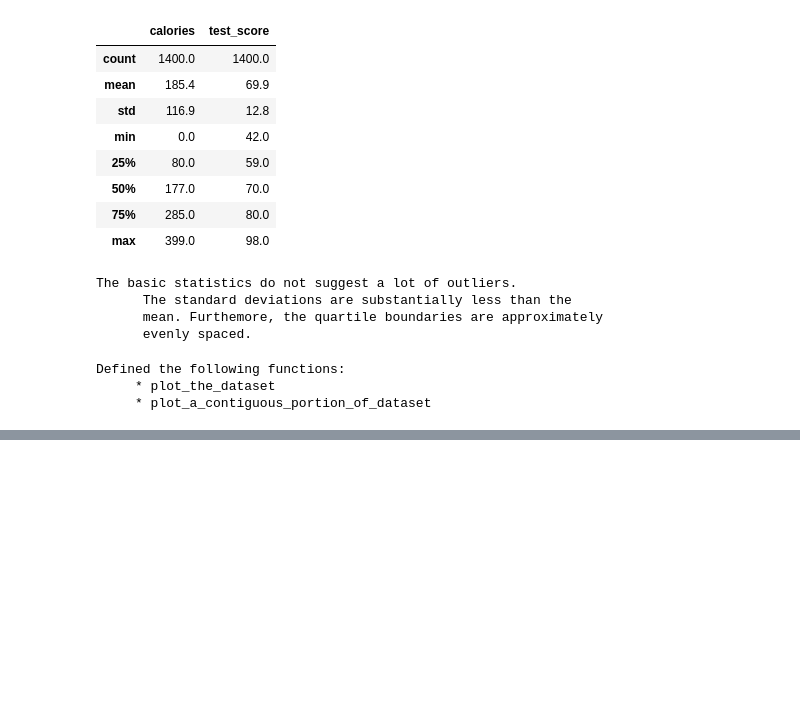
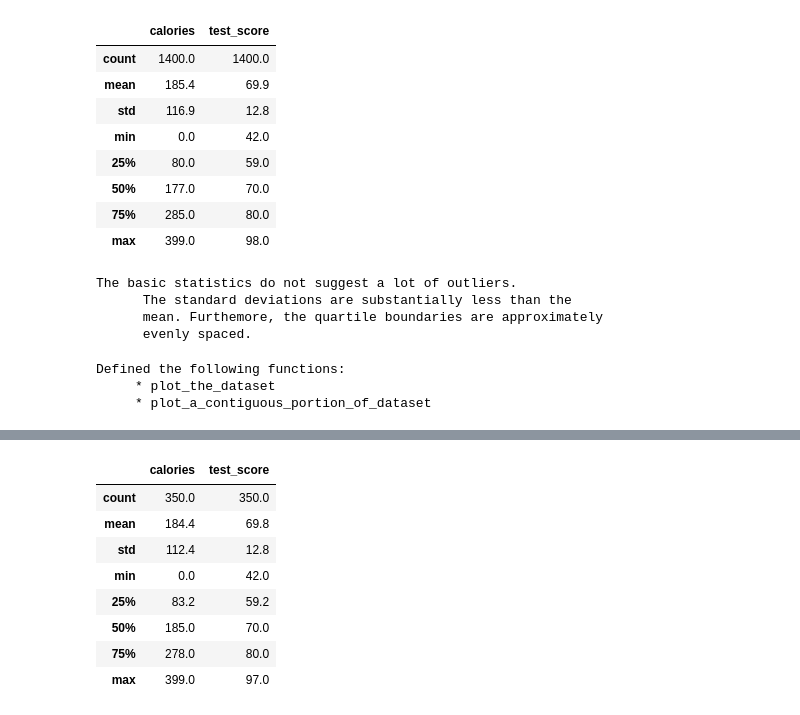
Before and after one commit to kogimurio/mlproject, a Jupyter notebook: numerical_data_bad_values.ipynb, the cells around one changed output, grey strips where cells are left out. Cells and saved outputs as stored; diff of their text form; code cells hidden in the pictures; blank space fills up the shorter version.

```diff
--- a/numerical_data_bad_values.ipynb
+++ b/numerical_data_bad_values.ipynb
@@ -1479,0 +1494,13 @@ plot_the_dataset("calories", "test_score", number_of_points_to_plot=150)
+# %%
+# Get stats for Week 1
+training_df[350:700].describe()
+# %% [output]
+|  | calories | test_score |
+| count | 350.0 | 350.0 |
+| mean | 184.4 | 69.8 |
+| std | 112.4 | 12.8 |
+| min | 0.0 | 42.0 |
+| 25% | 83.2 | 59.2 |
+| 50% | 185.0 | 70.0 |
+| 75% | 278.0 | 80.0 |
+| max | 399.0 | 97.0 |
```
Also changed, not shown: parts of 6 cells of this notebook.
